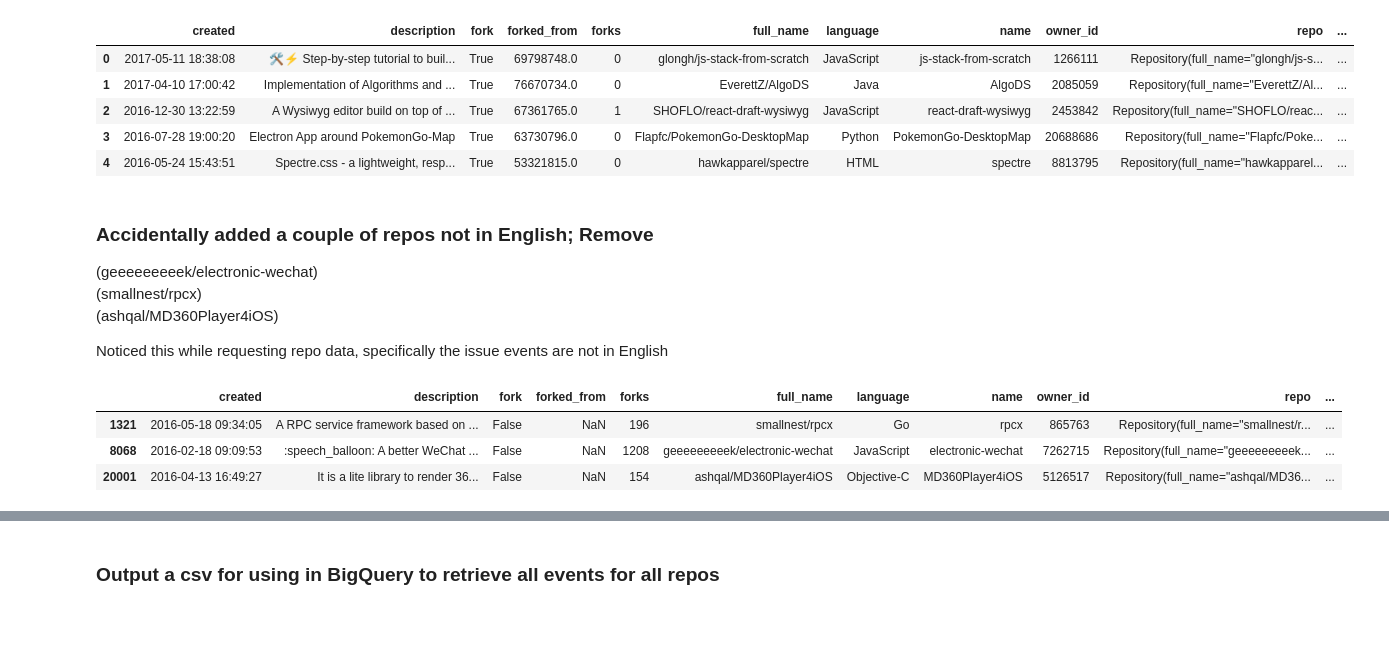
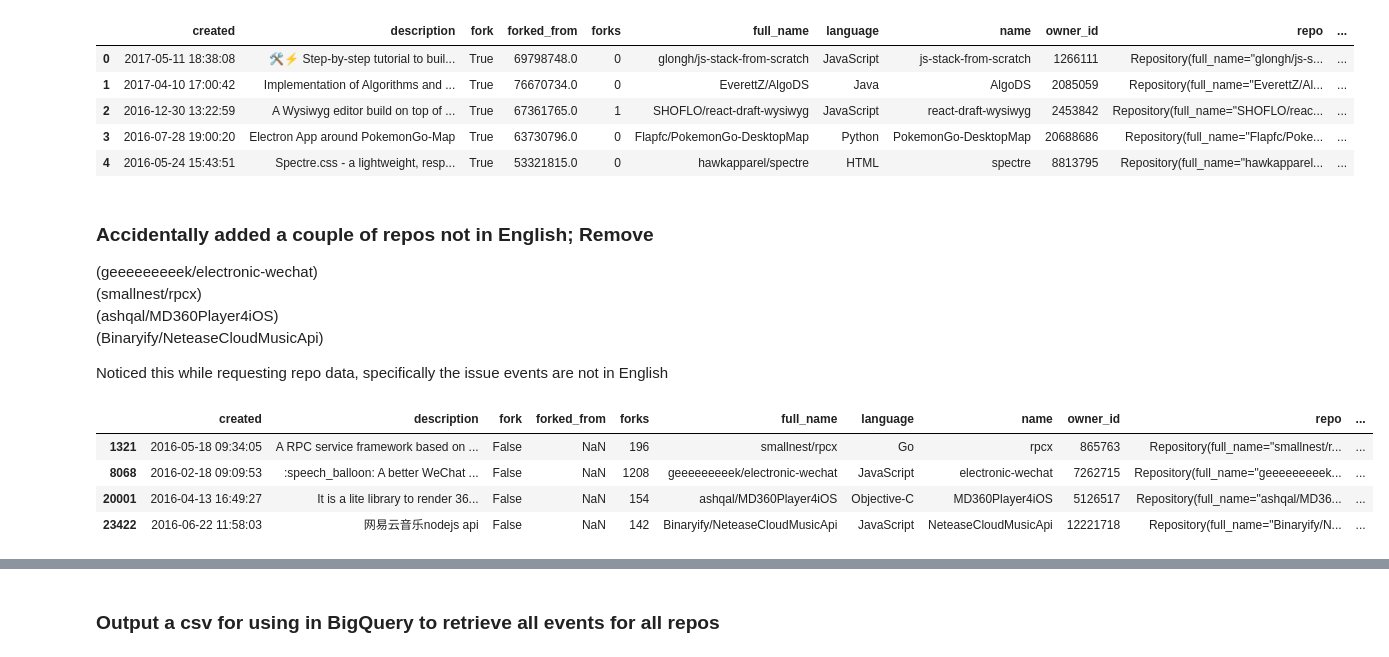
Before and after one commit to nicholas-alonzo/GitHub-Repo-Analysis, a Jupyter notebook: SamplingProcess.ipynb, the cells around one changed output, grey strips where cells are left out. Saved outputs shown, nothing was run; the diff lists cells and outputs as text; code cells hidden in the pictures; blank space fills up the shorter version.

Commit message:
found another repo not in English, update to files and DB

```diff
--- a/SamplingProcess.ipynb
+++ b/SamplingProcess.ipynb
@@ -422,6 +422,7 @@ repos_table.head()
 (geeeeeeeeek/electronic-wechat)
 (smallnest/rpcx)
 (ashqal/MD360Player4iOS)
+(Binaryify/NeteaseCloudMusicApi)
 
 Noticed this while requesting repo data, specifically the issue events are not in English
 # %%
@@ -430,14 +431,16 @@ repos_table = pd.DataFrame(repos_ds.values())
 # %%
 rep1 = repos_table['full_name'] == 'geeeeeeeeek/electronic-wechat'
 rep2 = repos_table['full_name'] == 'smallnest/rpcx'
 rep3 = repos_table['full_name'] == 'ashqal/MD360Player4iOS'
+rep4 = repos_table['full_name'] == 'Binaryify/NeteaseCloudMusicApi'
 
-repos_table[rep1 | rep2 | rep3]
+repos_table[rep1 | rep2 | rep3 | rep4]
 # %% [output]
 |  | created | description | fork | forked_from | forks | full_name | language | name | owner_id | repo | ... |
 | 1321 | 2016-05-18 09:34:05 | A RPC service framework based on ... | False | NaN | 196 | smallnest/rpcx | Go | rpcx | 865763 | Repository(full_name="smallnest/r... | ... |
 | 8068 | 2016-02-18 09:09:53 | :speech_balloon: A better WeChat ... | False | NaN | 1208 | geeeeeeeeek/electronic-wechat | JavaScript | electronic-wechat | 7262715 | Repository(full_name="geeeeeeeeek... | ... |
 | 20001 | 2016-04-13 16:49:27 | It is a lite library to render 36... | False | NaN | 154 | ashqal/MD360Player4iOS | Objective-C | MD360Player4iOS | 5126517 | Repository(full_name="ashqal/MD36... | ... |
+| 23422 | 2016-06-22 11:58:03 | 网易云音乐nodejs api | False | NaN | 142 | Binaryify/NeteaseCloudMusicApi | JavaScript | NeteaseCloudMusicApi | 12221718 | Repository(full_name="Binaryify/N... | ... |
 # %%
 cond1 = repos_table['repo_id'] == 51994692
 cond2 = repos_table['forked_from'] == 51994692
```
Also changed, not shown: parts of 18 cells of this notebook, 1 other file.
